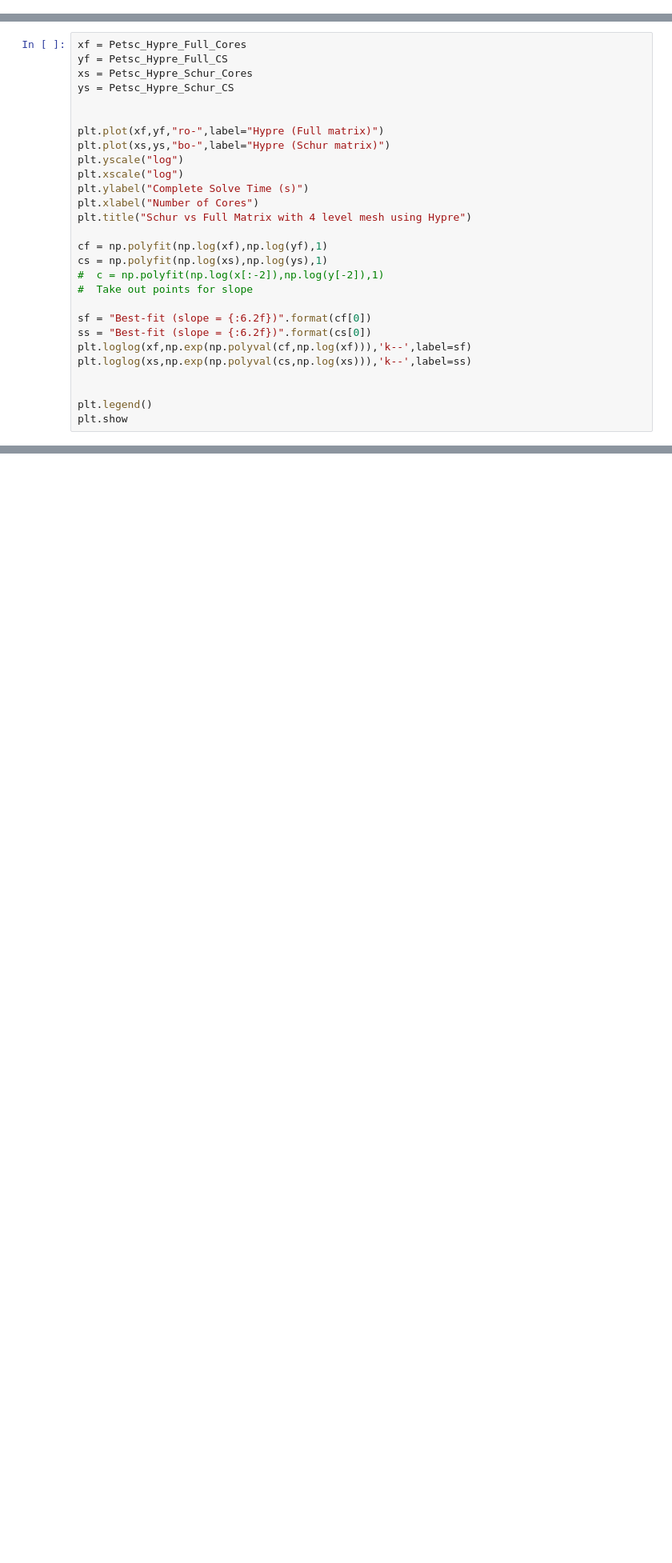
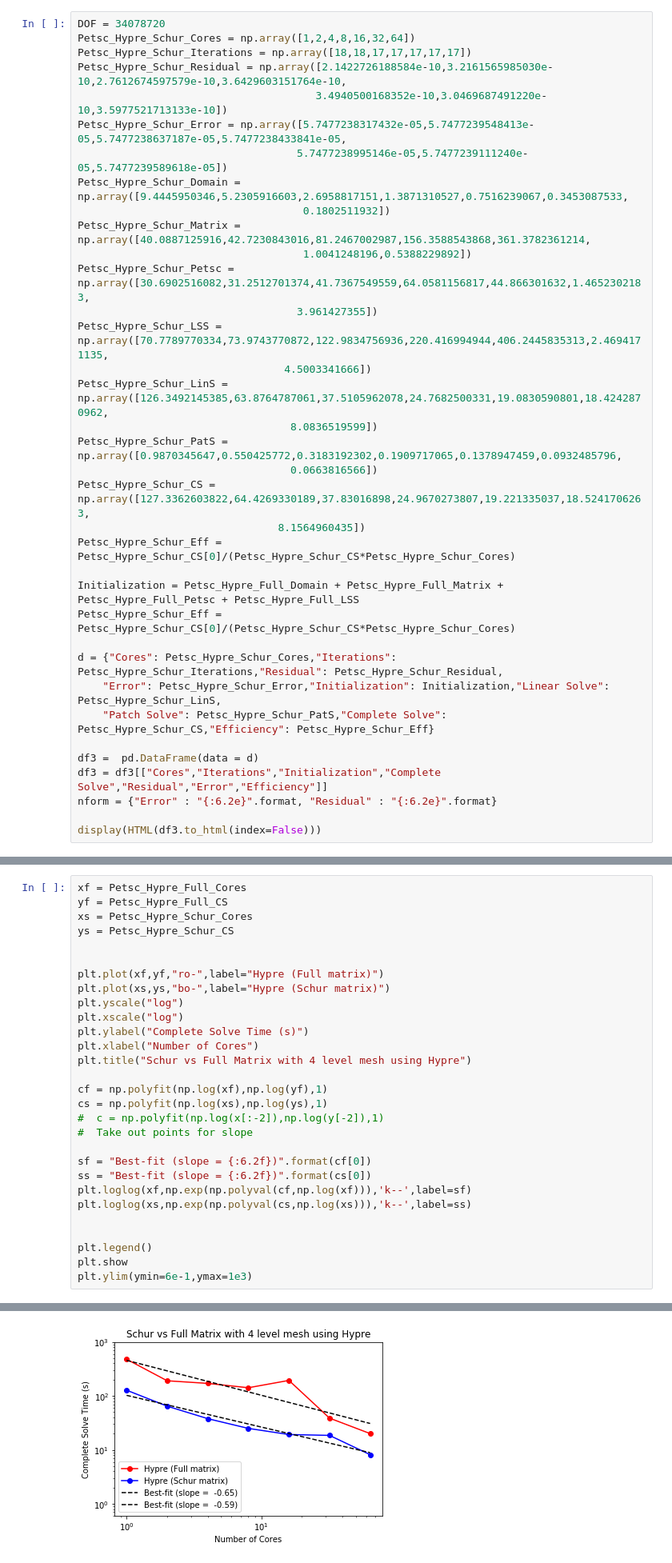
Before and after one commit to GEM3D/pressurePoissonSolver, a Jupyter notebook: results/2D_Poisson_Solver_Timing_4_mesh_Div_4.ipynb, the cells around one changed output, grey strips where cells are left out. Shown at 80% size. Drawn from its saved outputs; the diff is of its cells as text; blank space fills up the shorter version.

Commit message:
Updates to tables and graphs

```diff
--- a/results/2D_Poisson_Solver_Timing_4_mesh_Div_4.ipynb
+++ b/results/2D_Poisson_Solver_Timing_4_mesh_Div_4.ipynb
@@ -120,0 +190,36 @@ df3.style.set_caption("Degrees of freedom {:,}".format(DOF)).background_gradient
+# %%
+DOF = 34078720
+Petsc_Hypre_Schur_Cores = np.array([1,2,4,8,16,32,64])
+Petsc_Hypre_Schur_Iterations = np.array([18,18,17,17,17,17,17])
+Petsc_Hypre_Schur_Residual = np.array([2.1422726188584e-10,3.2161565985030e-10,2.7612674597579e-10,3.6429603151764e-10,
+                                      3.4940500168352e-10,3.0469687491220e-10,3.5977521713133e-10])
+Petsc_Hypre_Schur_Error = np.array([5.7477238317432e-05,5.7477239548413e-05,5.7477238637187e-05,5.7477238433841e-05,
+                                   5.7477238995146e-05,5.7477239111240e-05,5.7477239589618e-05])
+Petsc_Hypre_Schur_Domain = np.array([9.4445950346,5.2305916603,2.6958817151,1.3871310527,0.7516239067,0.3453087533,
+                                    0.1802511932])
+Petsc_Hypre_Schur_Matrix = np.array([40.0887125916,42.7230843016,81.2467002987,156.3588543868,361.3782361214,
+                                    1.0041248196,0.5388229892])
+Petsc_Hypre_Schur_Petsc = np.array([30.6902516082,31.2512701374,41.7367549559,64.0581156817,44.866301632,1.4652302183,
+                                   3.961427355])
+Petsc_Hypre_Schur_LSS = np.array([70.7789770334,73.9743770872,122.9834756936,220.416994944,406.2445835313,2.4694171135,
+                                 4.5003341666])
+Petsc_Hypre_Schur_LinS = np.array([126.3492145385,63.8764787061,37.5105962078,24.7682500331,19.0830590801,18.4242870962,
+                                  8.0836519599])
+Petsc_Hypre_Schur_PatS = np.array([0.9870345647,0.550425772,0.3183192302,0.1909717065,0.1378947459,0.0932485796,
+                                  0.0663816566])
+Petsc_Hypre_Schur_CS = np.array([127.3362603822,64.4269330189,37.83016898,24.9670273807,19.221335037,18.5241706263,
+                                8.1564960435])
+Petsc_Hypre_Schur_Eff = Petsc_Hypre_Schur_CS[0]/(Petsc_Hypre_Schur_CS*Petsc_Hypre_Schur_Cores)
+
+Initialization = Petsc_Hypre_Full_Domain + Petsc_Hypre_Full_Matrix + Petsc_Hypre_Full_Petsc + Petsc_Hypre_Full_LSS
+Petsc_Hypre_Schur_Eff = Petsc_Hypre_Schur_CS[0]/(Petsc_Hypre_Schur_CS*Petsc_Hypre_Schur_Cores)
+
+d = {"Cores": Petsc_Hypre_Schur_Cores,"Iterations": Petsc_Hypre_Schur_Iterations,"Residual": Petsc_Hypre_Schur_Residual,
+    "Error": Petsc_Hypre_Schur_Error,"Initialization": Initialization,"Linear Solve": Petsc_Hypre_Schur_LinS,
+    "Patch Solve": Petsc_Hypre_Schur_PatS,"Complete Solve": Petsc_Hypre_Schur_CS,"Efficiency": Petsc_Hypre_Schur_Eff}
+
+df3 =  pd.DataFrame(data = d)
+df3 = df3[["Cores","Iterations","Initialization","Complete Solve","Residual","Error","Efficiency"]]
+nform = {"Error" : "{:6.2e}".format, "Residual" : "{:6.2e}".format}
+
+display(HTML(df3.to_html(index=False)))
@@ -179,3 +299,5 @@ plt.loglog(xs,np.exp(np.polyval(cs,np.log(xs))),'k--',label=ss)
 
 plt.legend()
 plt.show
+plt.ylim(ymin=6e-1,ymax=1e3)
+# %% [output]
@@ -181,0 +305 @@ plt.show
+[figure, added]
```
Also changed, not shown: parts of 9 cells of this notebook.
